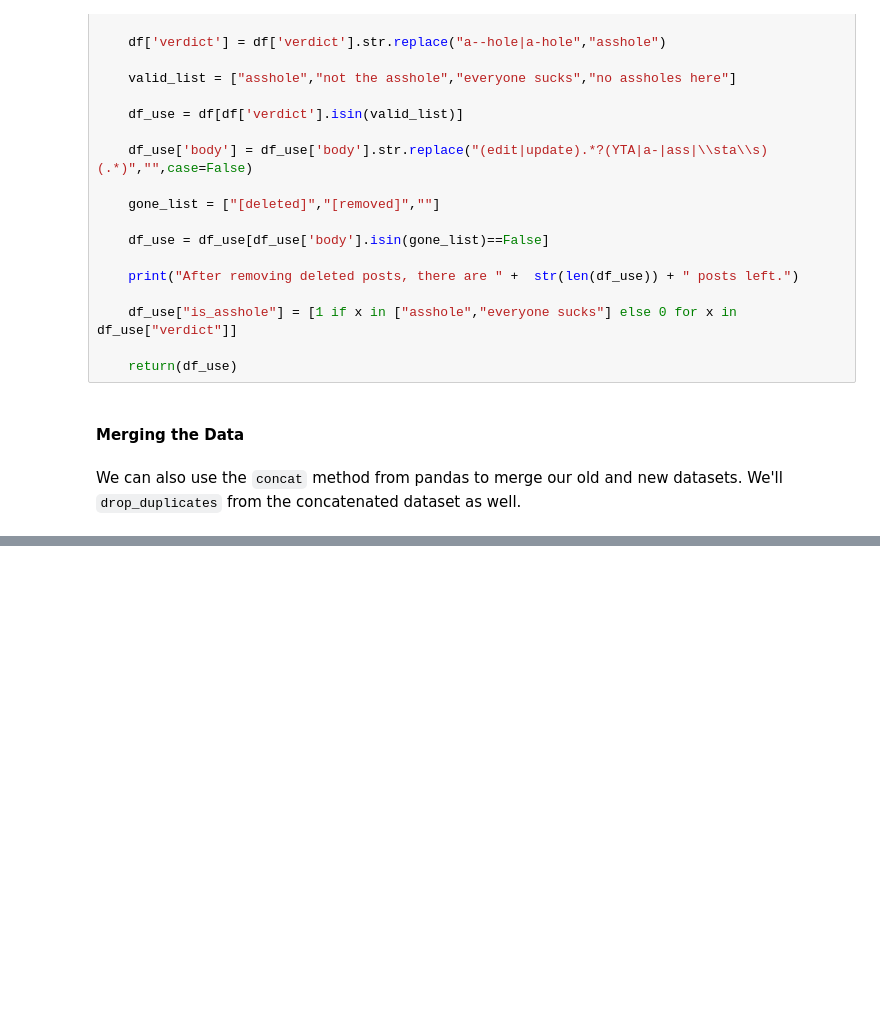
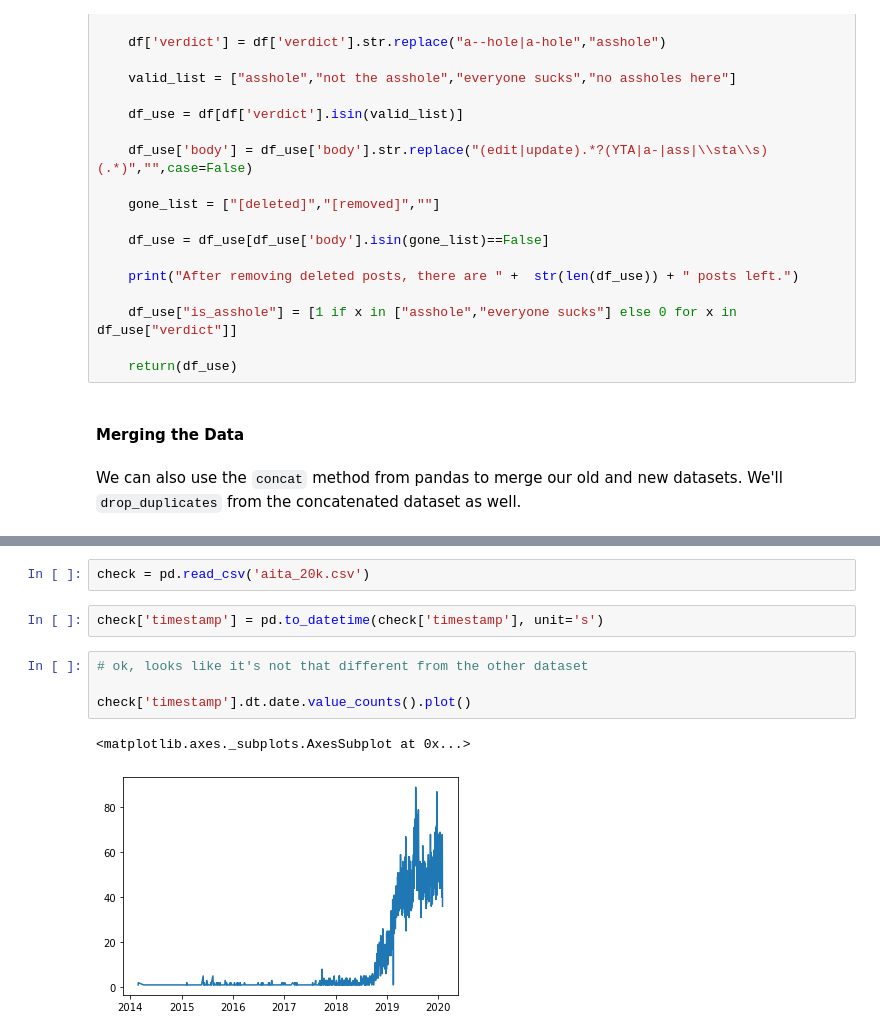
Before and after one commit to nealcaren/Text-Mining-with-Python-Notebooks, a Jupyter notebook: Notebooks/scraping-reddit-with-praw.ipynb, the cells around one changed output, grey strips where cells are left out. Saved outputs shown, nothing was run; the diff lists cells and outputs as text; blank space fills up the shorter version.

```diff
--- a/Notebooks/scraping-reddit-with-praw.ipynb
+++ b/Notebooks/scraping-reddit-with-praw.ipynb
@@ -343,0 +602,11 @@ print("There are now " +  str(len(grand)) + " cleaned posts.")
+# %%
+check = pd.read_csv('aita_20k.csv')
+# %%
+check['timestamp'] = pd.to_datetime(check['timestamp'], unit='s')
+# %%
+# ok, looks like it's not that different from the other dataset
+
+check['timestamp'].dt.date.value_counts().plot()
+# %% [output]
+<matplotlib.axes._subplots.AxesSubplot at 0x...>
+[figure, added]
```
Also changed, not shown: parts of 42 cells of this notebook.
